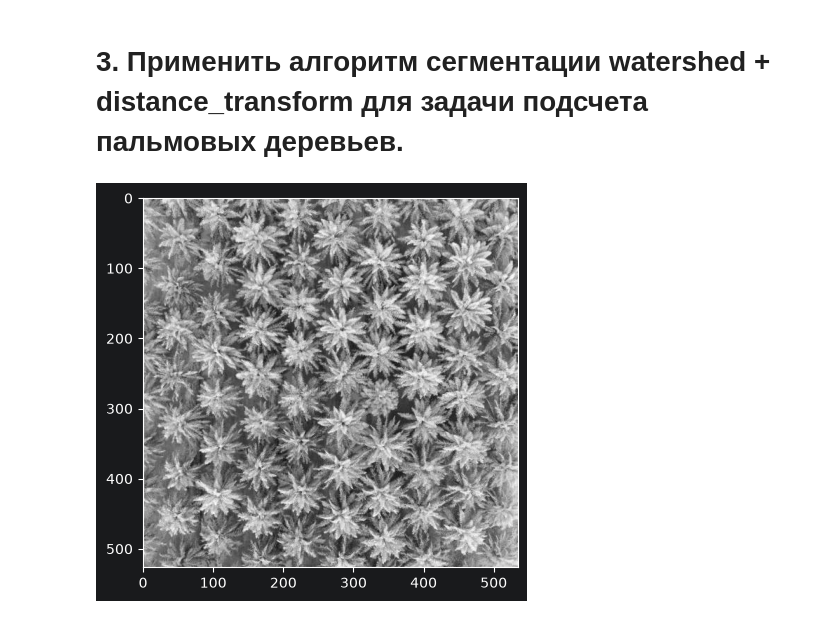
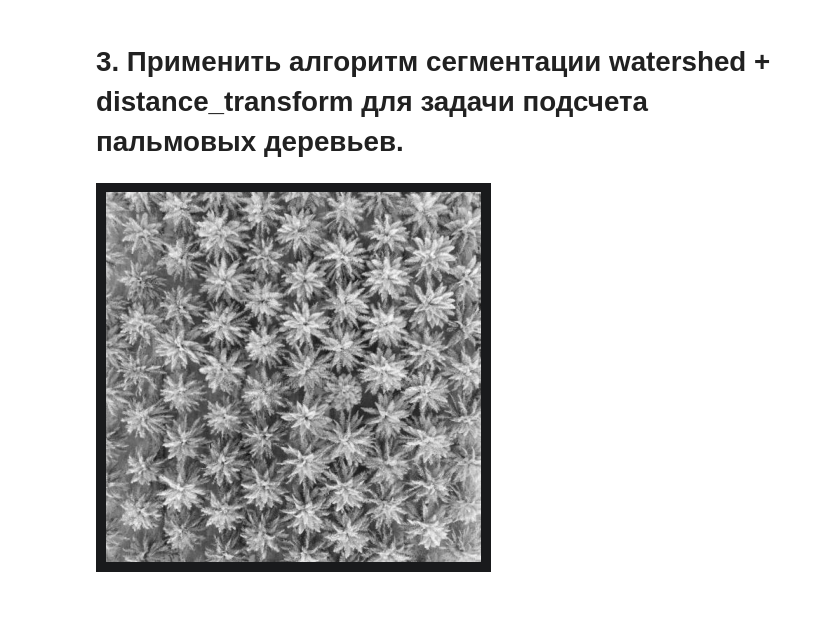
Before and after one commit to midicowbell/imageProcessing, a Jupyter notebook: lab4.ipynb, the cells around one changed output. Drawn from its saved outputs; the diff is of its cells as text; code cells hidden in the pictures.

```diff
--- a/lab4.ipynb
+++ b/lab4.ipynb
@@ -104,7 +101,8 @@ plt.show()
 # %%
 palm = cv2.imread("images/palm_1.JPG")
 palm_gray = cv2.cvtColor(palm, cv2.COLOR_BGR2GRAY)
-plt.imshow(palm_gray, cmap="gray")
+plt.imshow(palm_gray, cmap='gray')
+plt.axis('off')
 plt.show()
 # %% [output]
-[figure, old version]
+[figure, new version]
```
Also changed, not shown: parts of 2 cells of this notebook.
